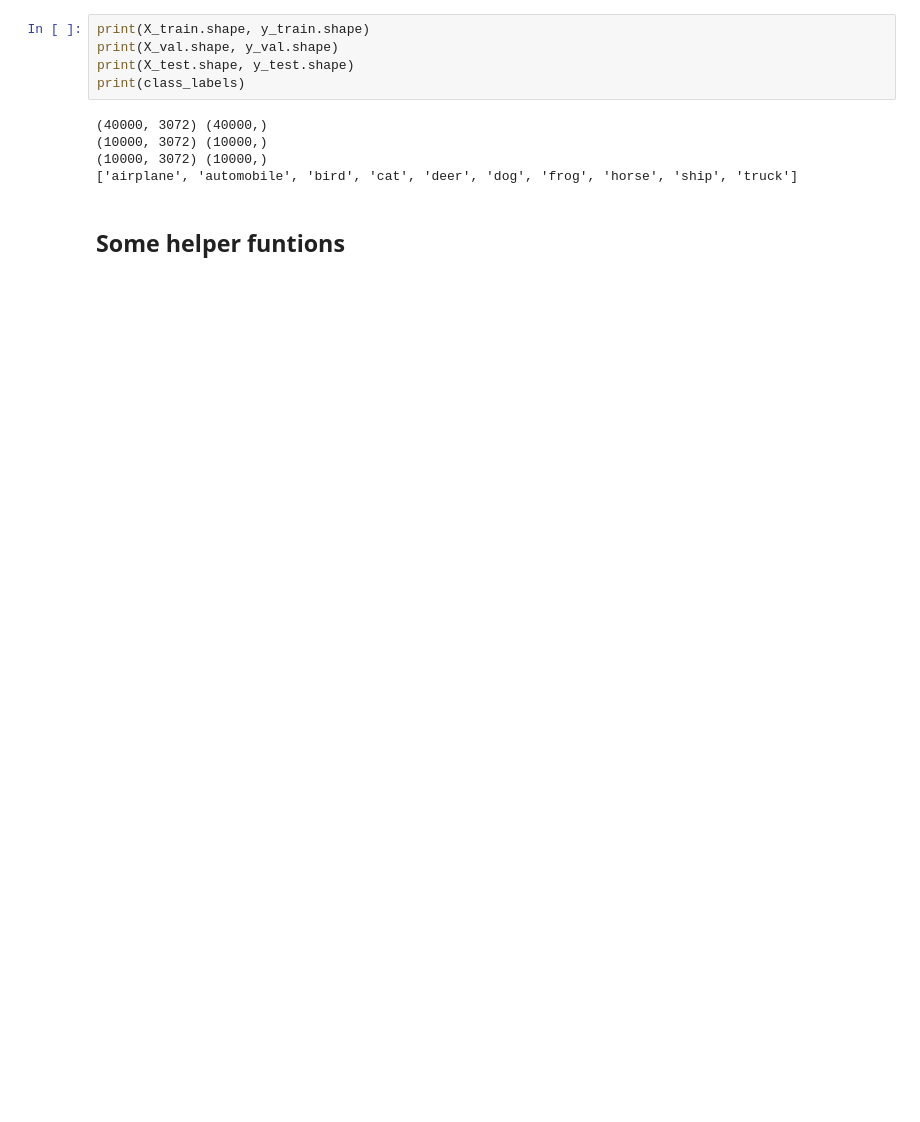
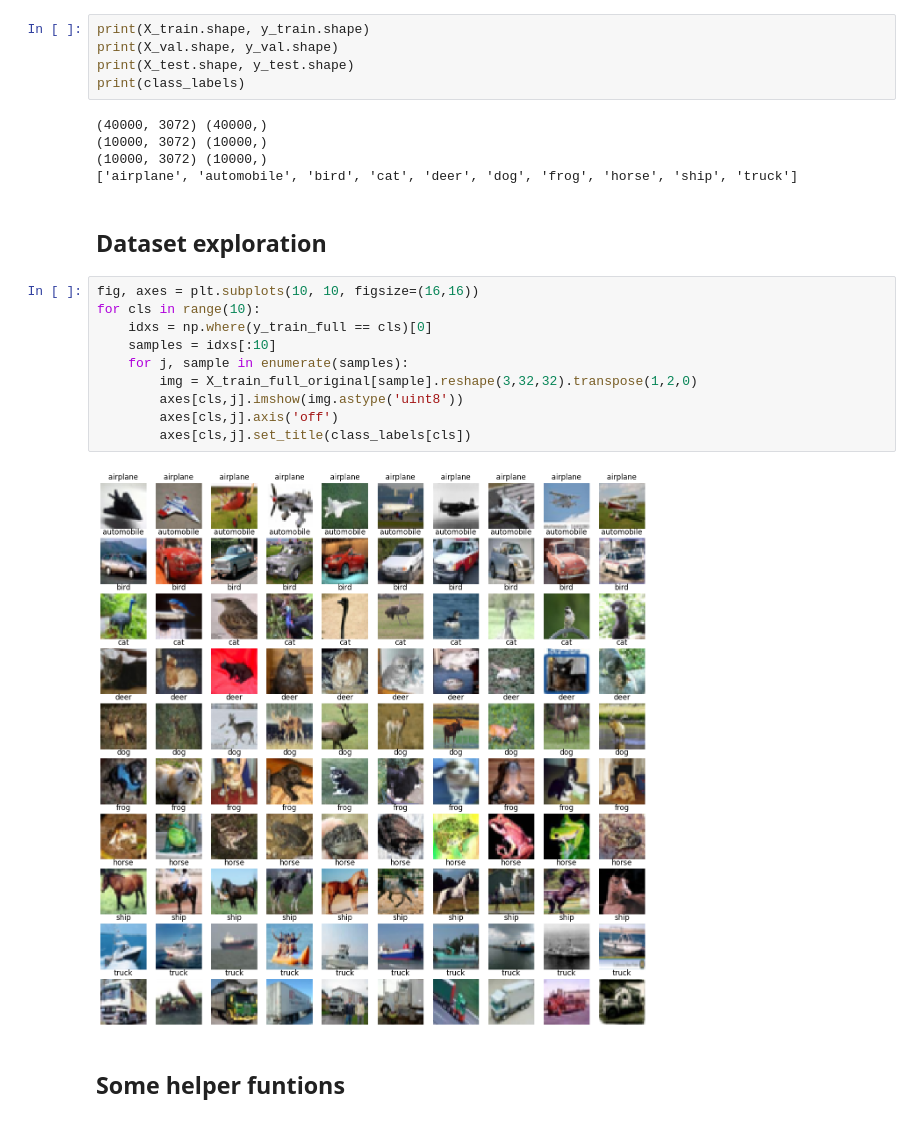
Before and after one commit to mingyushi359/CS178-CIFAR-10-Classification, a Jupyter notebook: 178_project.ipynb, the cells around one changed output. Saved outputs shown, nothing was run; the diff lists cells and outputs as text; blank space fills up the shorter version.

```diff
--- a/178_project.ipynb
+++ b/178_project.ipynb
@@ -62,6 +68,20 @@ print(class_labels)
 (10000, 3072) (10000,)
 (10000, 3072) (10000,)
 ['airplane', 'automobile', 'bird', 'cat', 'deer', 'dog', 'frog', 'horse', 'ship', 'truck']
+# %% [markdown]
+## Dataset exploration
+# %%
+fig, axes = plt.subplots(10, 10, figsize=(16,16))
+for cls in range(10):
+    idxs = np.where(y_train_full == cls)[0]
+    samples = idxs[:10]
+    for j, sample in enumerate(samples):
+        img = X_train_full_original[sample].reshape(3,32,32).transpose(1,2,0)
+        axes[cls,j].imshow(img.astype('uint8'))
+        axes[cls,j].axis('off')
+        axes[cls,j].set_title(class_labels[cls])
+# %% [output]
+[figure, added]
 # %% [markdown]
 ## Some helper funtions
 # %%
```
Also changed, not shown: parts of 22 cells of this notebook.
